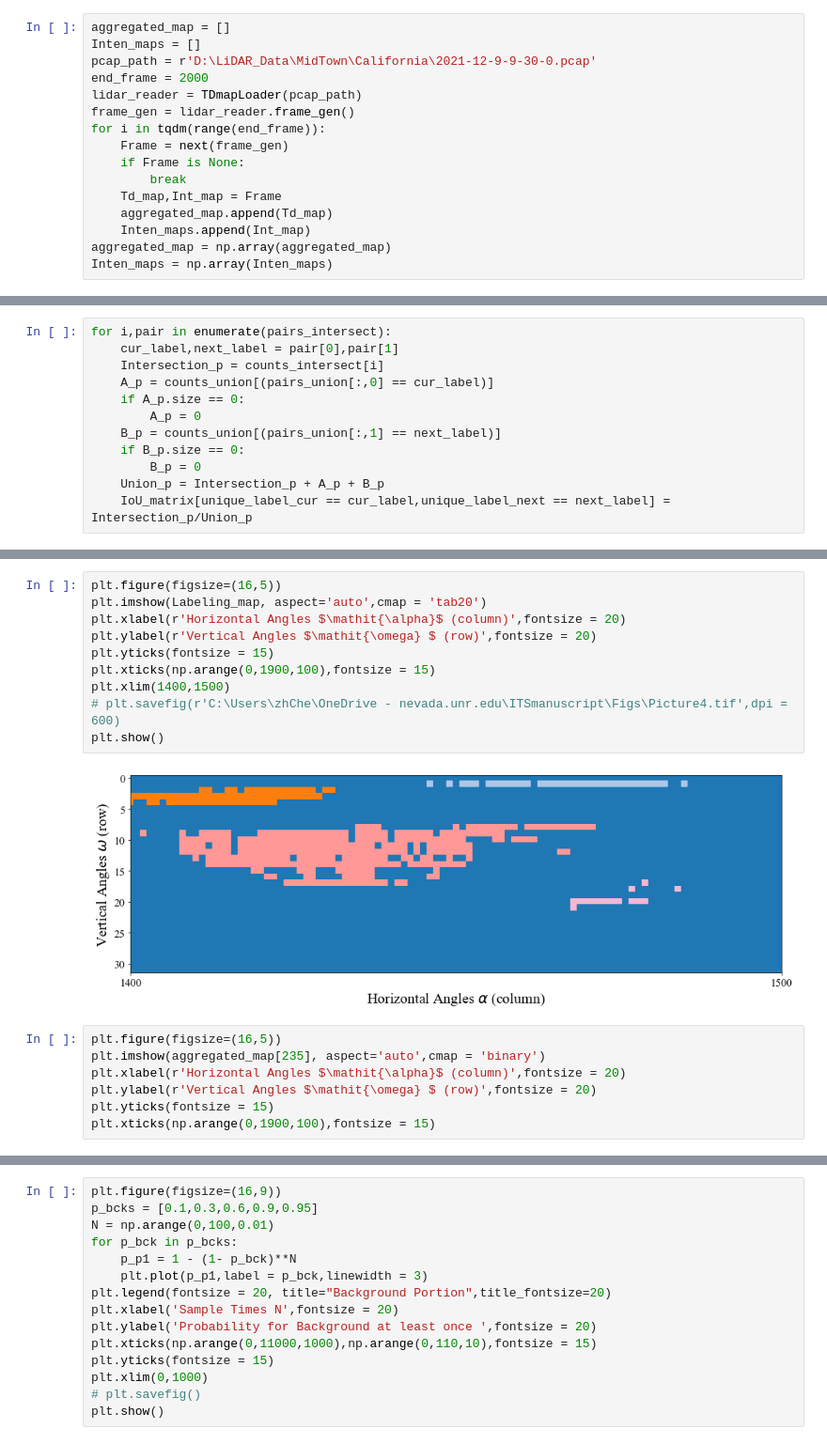
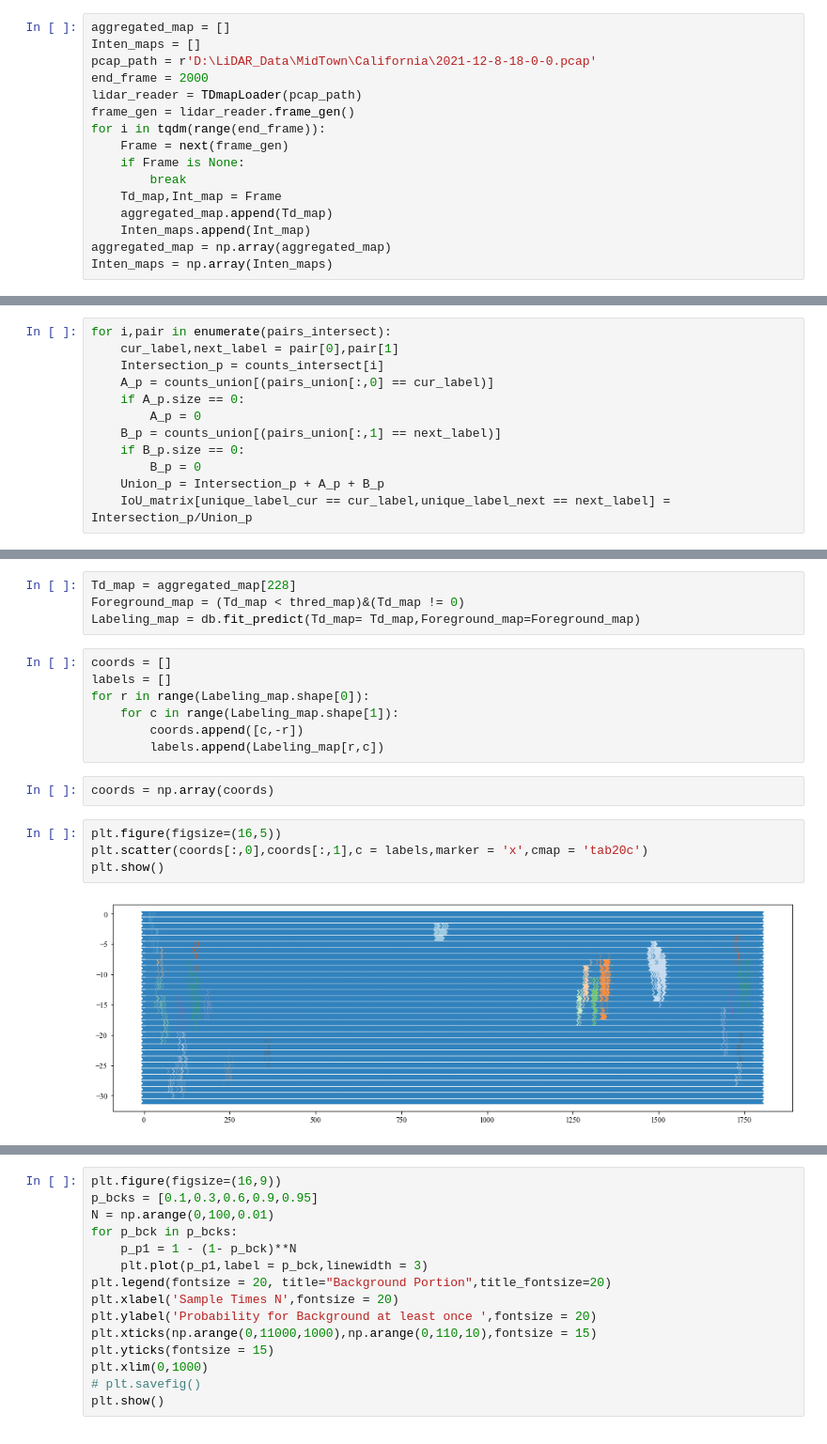
Before and after one commit to jksdbks123/Lidar-Tracker, a Jupyter notebook: LiDAR_Tracker_Project/Paper.ipynb, the cells around one changed output, grey strips where cells are left out. Shown at 94% size. Cells and saved outputs as stored; diff of their text form.

```diff
--- a/LiDAR_Tracker_Project/Paper.ipynb
+++ b/LiDAR_Tracker_Project/Paper.ipynb
@@ -22,7 +22,7 @@ Jupyter environment detected. Enabling Open3D WebVisualizer.
 # %%
 aggregated_map = []
 Inten_maps = []
-pcap_path = r'D:\LiDAR_Data\MidTown\California\2021-12-9-9-30-0.pcap'
+pcap_path = r'D:\LiDAR_Data\MidTown\California\2021-12-8-18-0-0.pcap'
 end_frame = 2000
 lidar_reader = TDmapLoader(pcap_path)
 frame_gen = lidar_reader.frame_gen()
@@ -445,19 +441,19 @@ Labeling_map = db.fit_predict(Td_map= Td_map,Foreground_map=Foreground_map)
-# %%
-plt.figure(figsize=(16,5))
-plt.imshow(Labeling_map, aspect='auto',cmap = 'tab20')
-plt.xlabel(r'Horizontal Angles $\mathit{\alpha}$ (column)',fontsize = 20)
-plt.ylabel(r'Vertical Angles $\mathit{\omega} $ (row)',fontsize = 20)
-plt.yticks(fontsize = 15)
-plt.xticks(np.arange(0,1900,100),fontsize = 15)
-plt.xlim(1400,1500)
-# plt.savefig(r'C:\Users\zhChe\OneDrive - nevada.unr.edu\ITSmanuscript\Figs\Picture4.tif',dpi = 600)
-plt.show()
-# %% [output]
-[figure, removed]
-# %%
-plt.figure(figsize=(16,5))
-plt.imshow(aggregated_map[235], aspect='auto',cmap = 'binary')
-plt.xlabel(r'Horizontal Angles $\mathit{\alpha}$ (column)',fontsize = 20)
-plt.ylabel(r'Vertical Angles $\mathit{\omega} $ (row)',fontsize = 20)
-plt.yticks(fontsize = 15)
-plt.xticks(np.arange(0,1900,100),fontsize = 15)
+# %%
+Td_map = aggregated_map[228]
+Foreground_map = (Td_map < thred_map)&(Td_map != 0)
+Labeling_map = db.fit_predict(Td_map= Td_map,Foreground_map=Foreground_map)
+# %%
+coords = []
+labels = []
+for r in range(Labeling_map.shape[0]):
+    for c in range(Labeling_map.shape[1]):
+        coords.append([c,-r])
+        labels.append(Labeling_map[r,c])
+# %%
+coords = np.array(coords)
+# %%
+plt.figure(figsize=(16,5))
+plt.scatter(coords[:,0],coords[:,1],c = labels,marker = 'x',cmap = 'tab20c')
+plt.show()
+# %% [output]
+[figure, added]
```
Also changed, not shown: parts of 6 cells of this notebook, 13 other files.
